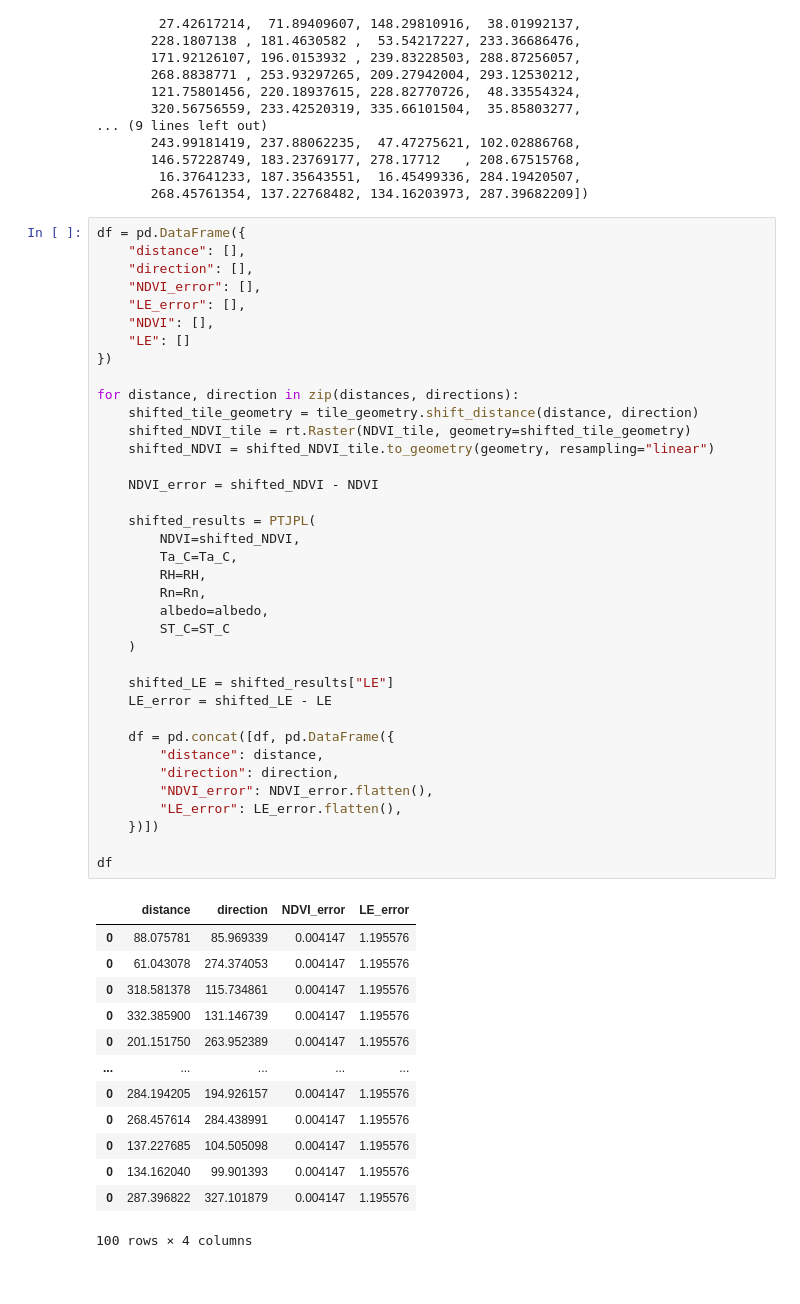
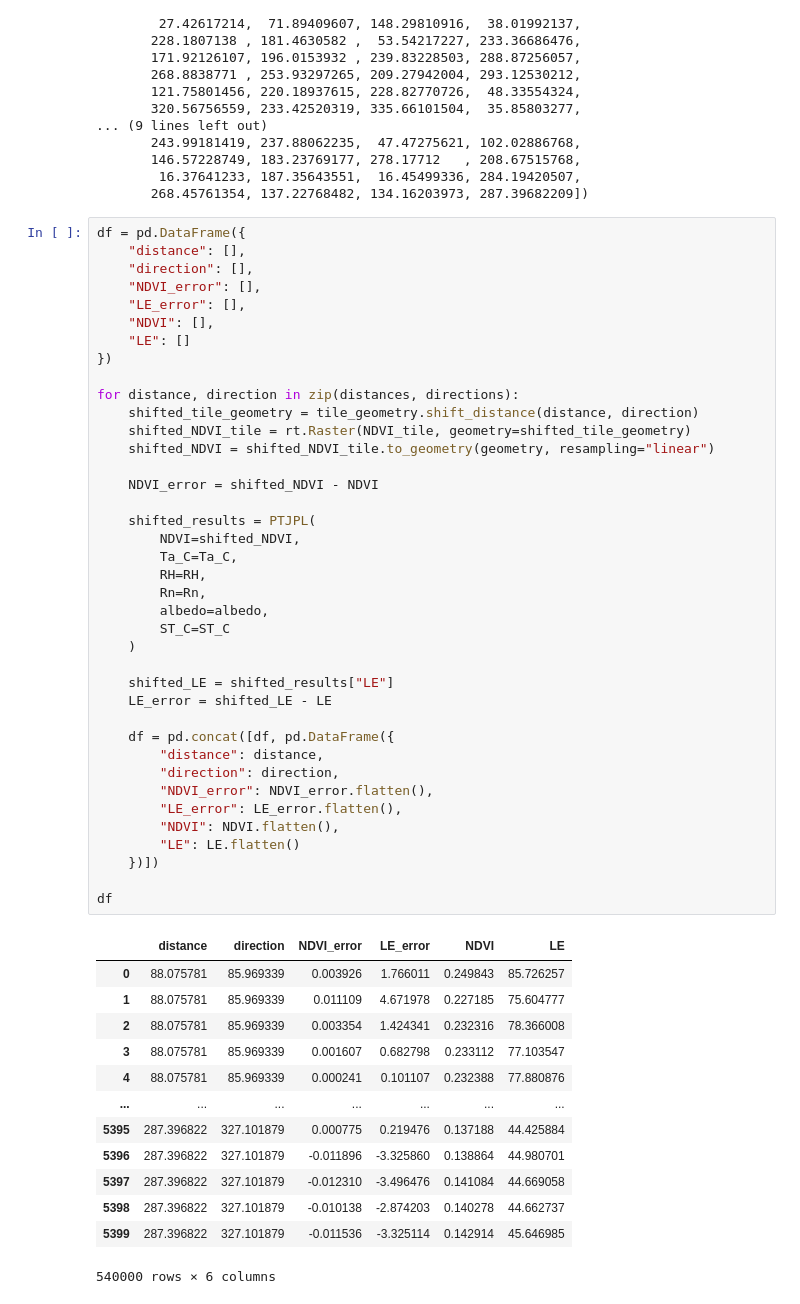
Before and after one commit to JPL-Evapotranspiration-Algorithms/PT-JPL, a Jupyter notebook: Geolocation Sensitivity.ipynb, the cells around one changed output. Drawn from its saved outputs; the diff is of its cells as text.

```diff
--- a/Geolocation Sensitivity.ipynb
+++ b/Geolocation Sensitivity.ipynb
@@ -306,43 +306,45 @@ df = pd.DataFrame({
 })
 
 for distance, direction in zip(distances, directions):
     shifted_tile_geometry = tile_geometry.shift_distance(distance, direction)
     shifted_NDVI_tile = rt.Raster(NDVI_tile, geometry=shifted_tile_geometry)
     shifted_NDVI = shifted_NDVI_tile.to_geometry(geometry, resampling="linear")
 
     NDVI_error = shifted_NDVI - NDVI
 
     shifted_results = PTJPL(
         NDVI=shifted_NDVI,
         Ta_C=Ta_C,
         RH=RH,
         Rn=Rn,
         albedo=albedo,
         ST_C=ST_C
     )
 
     shifted_LE = shifted_results["LE"]
     LE_error = shifted_LE - LE
 
     df = pd.concat([df, pd.DataFrame({
         "distance": distance,
         "direction": direction,
         "NDVI_error": NDVI_error.flatten(),
         "LE_error": LE_error.flatten(),
+        "NDVI": NDVI.flatten(),
+        "LE": LE.flatten()
     })])
 
 df
 # %% [output]
-|  | distance | direction | NDVI_error | LE_error |
-| 0 | 88.075781 | 85.969339 | 0.004147 | 1.195576 |
-| 0 | 61.043078 | 274.374053 | 0.004147 | 1.195576 |
-| 0 | 318.581378 | 115.734861 | 0.004147 | 1.195576 |
-| 0 | 332.385900 | 131.146739 | 0.004147 | 1.195576 |
-| 0 | 201.151750 | 263.952389 | 0.004147 | 1.195576 |
-| ... | ... | ... | ... | ... |
-| 0 | 284.194205 | 194.926157 | 0.004147 | 1.195576 |
-| 0 | 268.457614 | 284.438991 | 0.004147 | 1.195576 |
-| 0 | 137.227685 | 104.505098 | 0.004147 | 1.195576 |
-| 0 | 134.162040 | 99.901393 | 0.004147 | 1.195576 |
-| 0 | 287.396822 | 327.101879 | 0.004147 | 1.195576 |
+|  | distance | direction | NDVI_error | LE_error | NDVI | LE |
+| 0 | 88.075781 | 85.969339 | 0.003926 | 1.766011 | 0.249843 | 85.726257 |
+| 1 | 88.075781 | 85.969339 | 0.011109 | 4.671978 | 0.227185 | 75.604777 |
+| 2 | 88.075781 | 85.969339 | 0.003354 | 1.424341 | 0.232316 | 78.366008 |
+| 3 | 88.075781 | 85.969339 | 0.001607 | 0.682798 | 0.233112 | 77.103547 |
+| 4 | 88.075781 | 85.969339 | 0.000241 | 0.101107 | 0.232388 | 77.880876 |
+| ... | ... | ... | ... | ... | ... | ... |
+| 5395 | 287.396822 | 327.101879 | 0.000775 | 0.219476 | 0.137188 | 44.425884 |
+| 5396 | 287.396822 | 327.101879 | -0.011896 | -3.325860 | 0.138864 | 44.980701 |
+| 5397 | 287.396822 | 327.101879 | -0.012310 | -3.496476 | 0.141084 | 44.669058 |
+| 5398 | 287.396822 | 327.101879 | -0.010138 | -2.874203 | 0.140278 | 44.662737 |
+| 5399 | 287.396822 | 327.101879 | -0.011536 | -3.325114 | 0.142914 | 45.646985 |
-100 rows × 4 columns
+540000 rows × 6 columns
```
Also changed, not shown: parts of 2 cells of this notebook.
